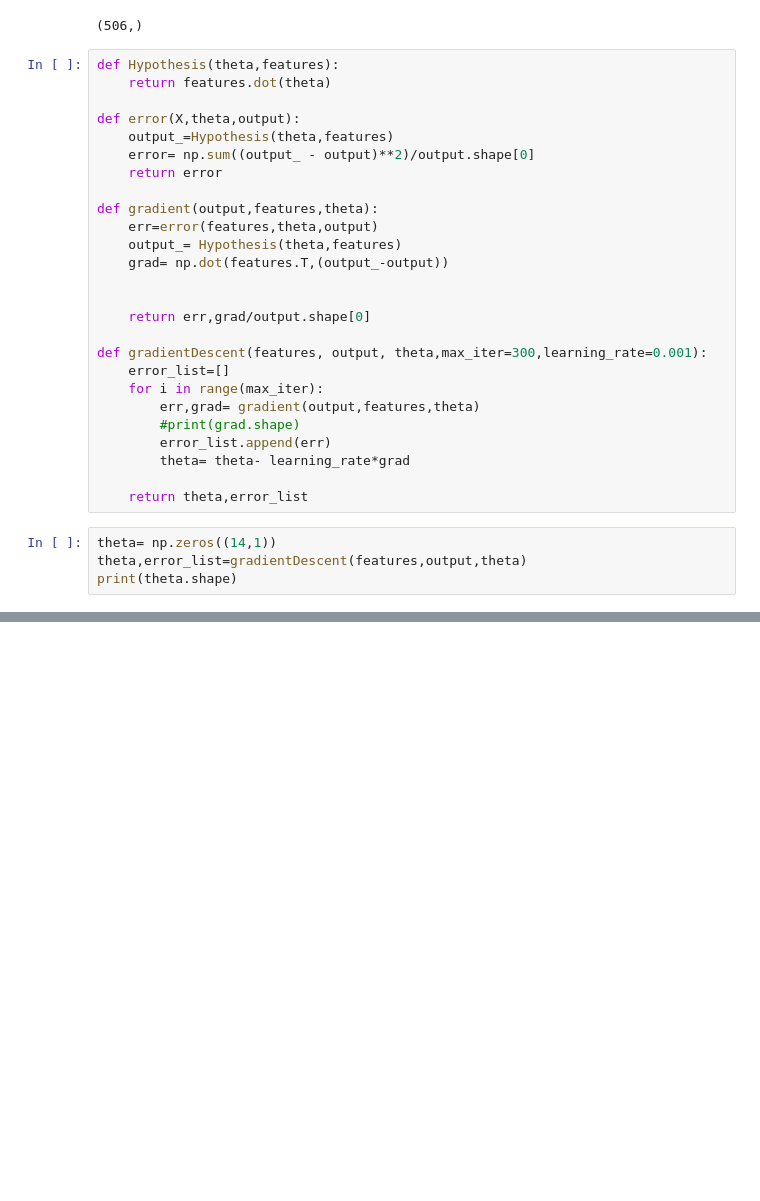
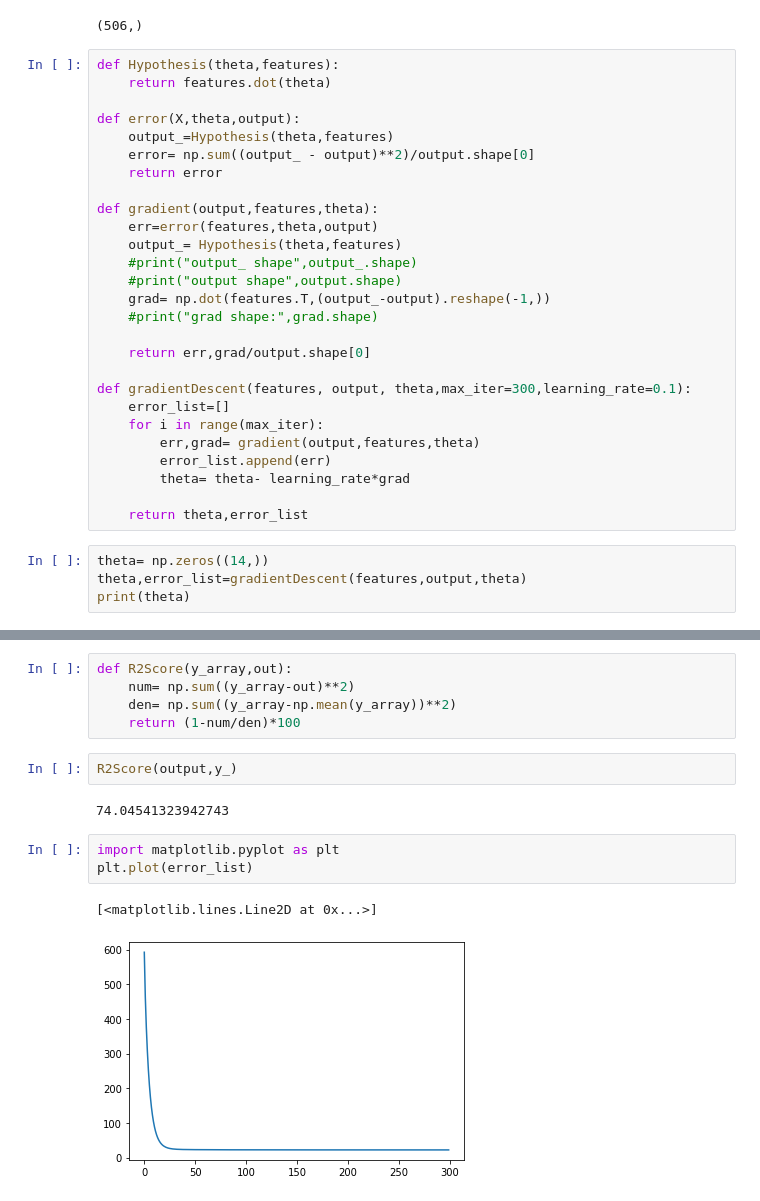
Before and after one commit to itspkaaay/Supervised_learning, a Jupyter notebook: linear_regression/Multifeature_gradientdescent.ipynb, the cells around one changed output, grey strips where cells are left out. Cells and saved outputs as stored; diff of their text form; blank space fills up the shorter version.

```diff
--- a/linear_regression/Multifeature_gradientdescent.ipynb
+++ b/linear_regression/Multifeature_gradientdescent.ipynb
@@ -112,22 +112,23 @@ def error(X,theta,output):
 def gradient(output,features,theta):
     err=error(features,theta,output)
     output_= Hypothesis(theta,features)
-    grad= np.dot(features.T,(output_-output))
-
+    #print("output_ shape",output_.shape)
+    #print("output shape",output.shape)
+    grad= np.dot(features.T,(output_-output).reshape(-1,))
+    #print("grad shape:",grad.shape)
 
     return err,grad/output.shape[0]
 
-def gradientDescent(features, output, theta,max_iter=300,learning_rate=0.001):
+def gradientDescent(features, output, theta,max_iter=300,learning_rate=0.1):
     error_list=[]
     for i in range(max_iter):
         err,grad= gradient(output,features,theta)
-        #print(grad.shape)
         error_list.append(err)
         theta= theta- learning_rate*grad
 
     return theta,error_list
 # %%
-theta= np.zeros((14,1))
+theta= np.zeros((14,))
 theta,error_list=gradientDescent(features,output,theta)
-print(theta.shape)
+print(theta)
 # %% [output]
@@ -138,0 +160,15 @@ features.shape
+# %%
+def R2Score(y_array,out):
+    num= np.sum((y_array-out)**2)
+    den= np.sum((y_array-np.mean(y_array))**2)
+    return (1-num/den)*100
+# %%
+R2Score(output,y_)
+# %% [output]
+74.04541323942743
+# %%
+import matplotlib.pyplot as plt
+plt.plot(error_list)
+# %% [output]
+[<matplotlib.lines.Line2D at 0x...>]
+[figure, added]
```
Also changed, not shown: parts of 3 cells of this notebook.
